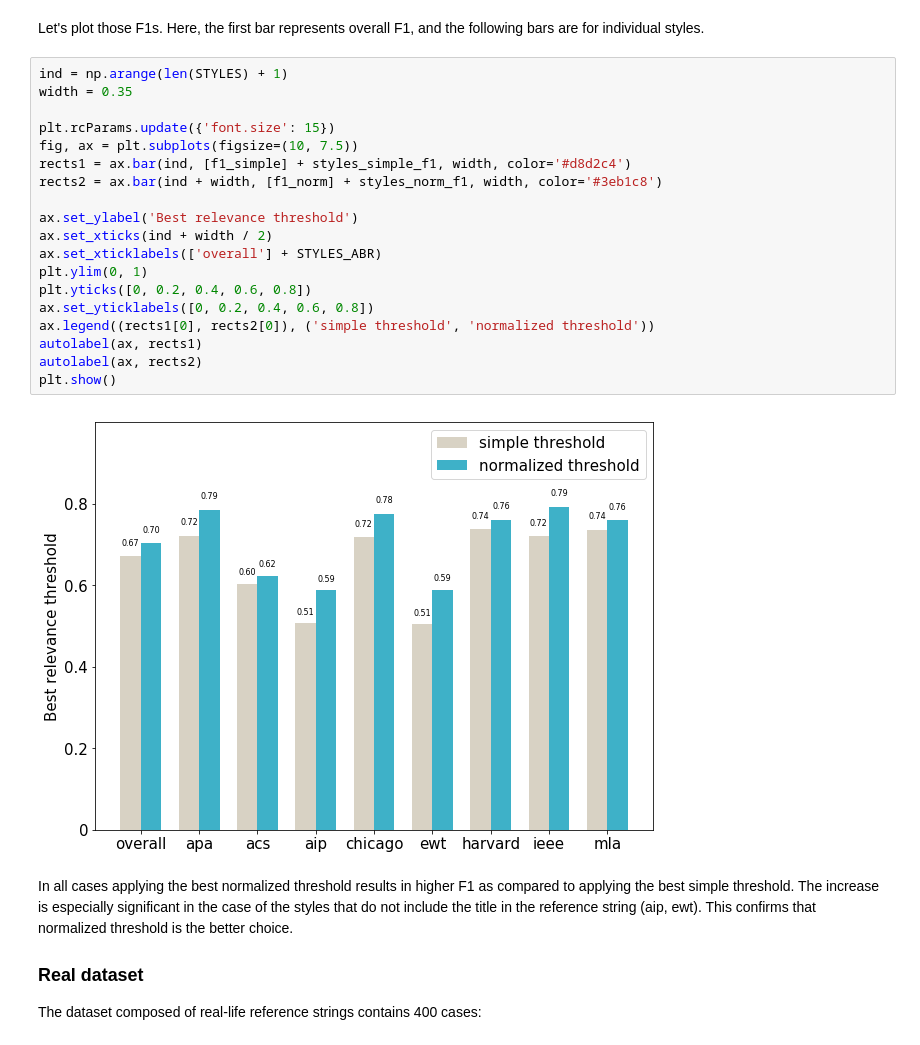
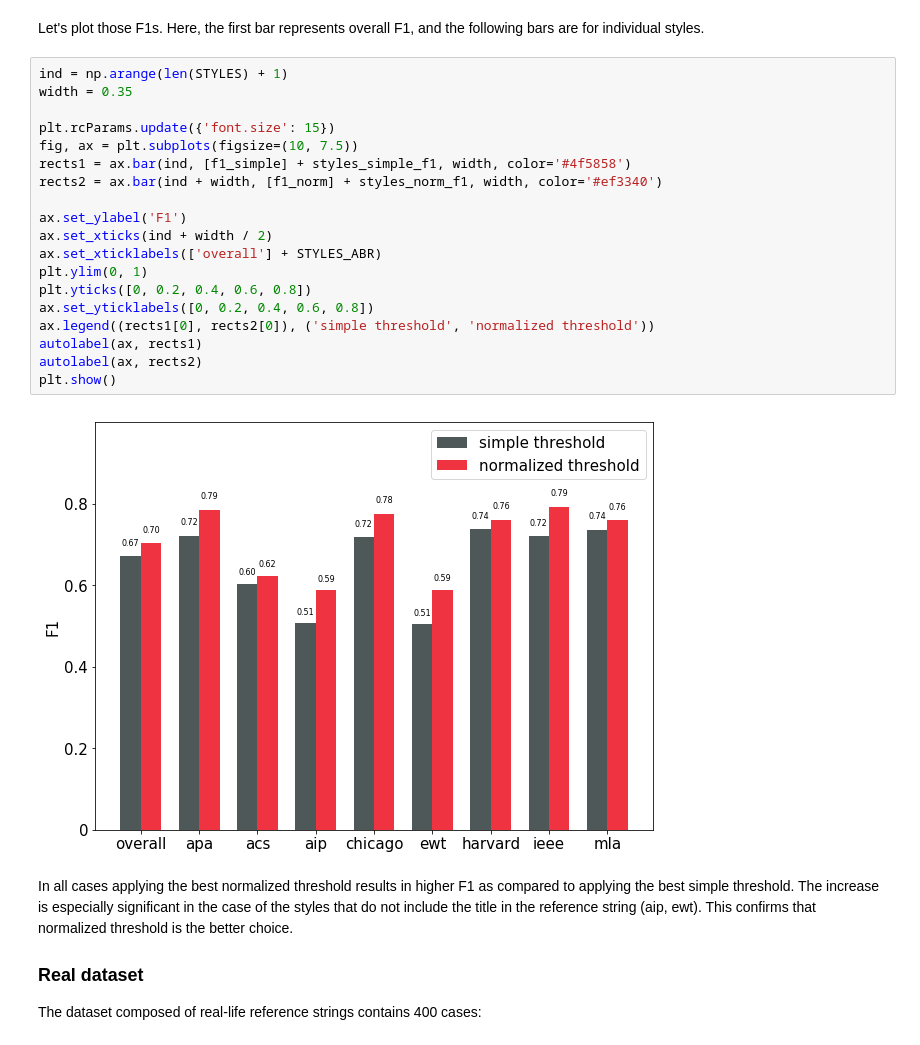
Before and after one commit to CrossRef/reference-matching-evaluation, a Jupyter notebook: analyses/relevance_threshold.ipynb, the cells around one changed output. Saved outputs shown, nothing was run; the diff lists cells and outputs as text.

```diff
--- a/analyses/relevance_threshold.ipynb
+++ b/analyses/relevance_threshold.ipynb
@@ -308,24 +310,24 @@ Let's plot those F1s. Here, the first bar represents overall F1, and the followi
 # %%
 ind = np.arange(len(STYLES) + 1)
 width = 0.35
 
 plt.rcParams.update({'font.size': 15})
 fig, ax = plt.subplots(figsize=(10, 7.5))
-rects1 = ax.bar(ind, [f1_simple] + styles_simple_f1, width, color='#d8d2c4')
-rects2 = ax.bar(ind + width, [f1_norm] + styles_norm_f1, width, color='#3eb1c8')
+rects1 = ax.bar(ind, [f1_simple] + styles_simple_f1, width, color='#4f5858')
+rects2 = ax.bar(ind + width, [f1_norm] + styles_norm_f1, width, color='#ef3340')
 
-ax.set_ylabel('Best relevance threshold')
+ax.set_ylabel('F1')
 ax.set_xticks(ind + width / 2)
 ax.set_xticklabels(['overall'] + STYLES_ABR)
 plt.ylim(0, 1)
 plt.yticks([0, 0.2, 0.4, 0.6, 0.8])
 ax.set_yticklabels([0, 0.2, 0.4, 0.6, 0.8])
 ax.legend((rects1[0], rects2[0]), ('simple threshold', 'normalized threshold'))
 autolabel(ax, rects1)
 autolabel(ax, rects2)
 plt.show()
 # %% [output]
-[figure, old version]
+[figure, new version]
 # %% [markdown]
 In all cases applying the best normalized threshold results in higher F1 as compared to applying the best simple threshold. The increase is especially significant in the case of the styles that do not include the title in the reference string (aip, ewt). This confirms that normalized threshold is the better choice.
 
```
Also changed, not shown: parts of 6 cells of this notebook, 2 other files.
